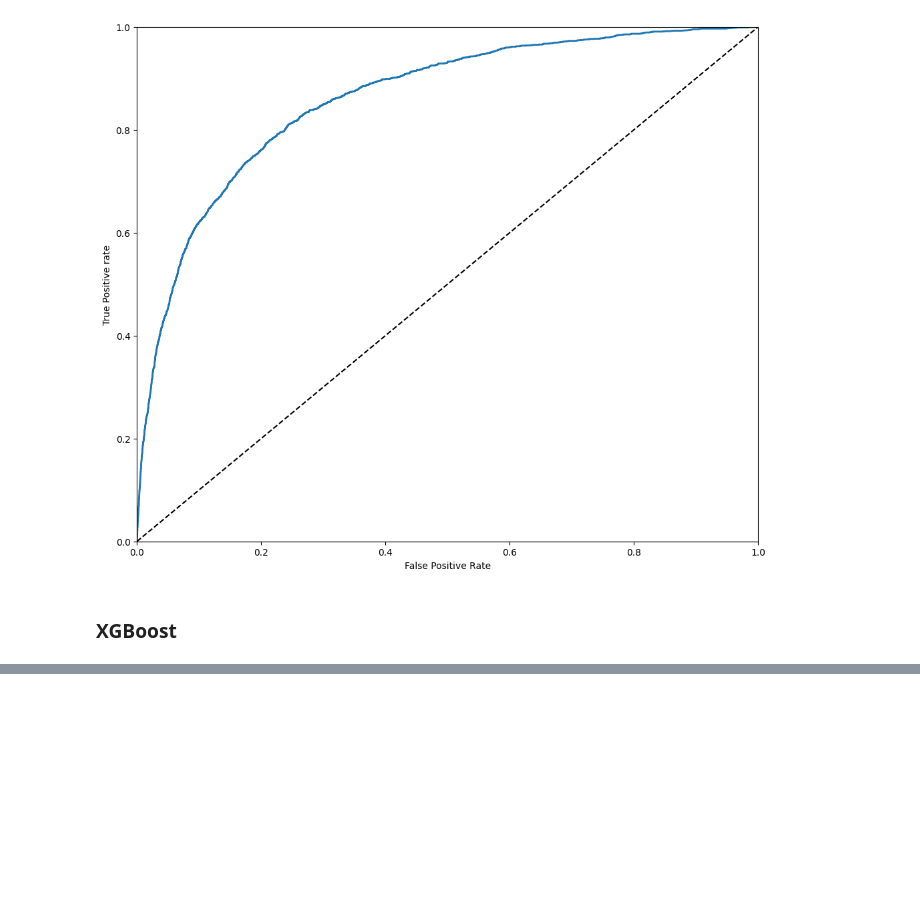
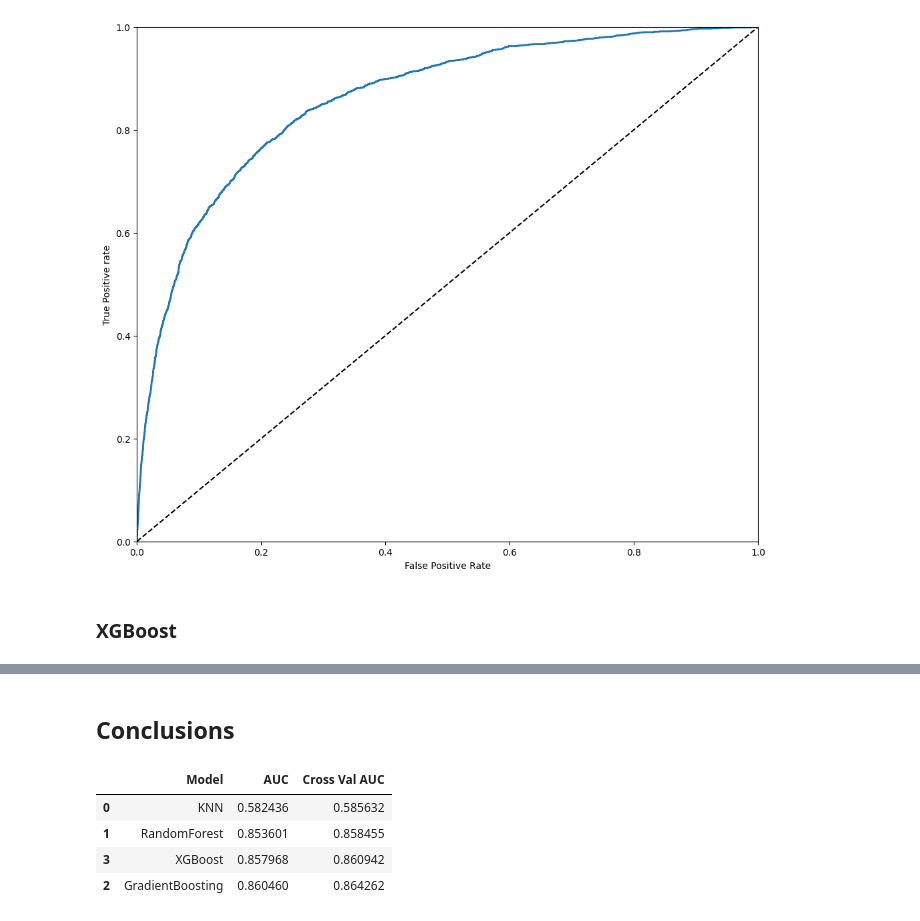
Before and after one commit to okim1227/Give-Me-Some-Credit, a Jupyter notebook: notebooks/p2_competition.ipynb, the cells around one changed output, grey strips where cells are left out. Saved outputs shown, nothing was run; the diff lists cells and outputs as text; code cells hidden in the pictures; blank space fills up the shorter version.

```diff
--- a/notebooks/p2_competition.ipynb
+++ b/notebooks/p2_competition.ipynb
@@ -272 +268,14 @@ XGBClassifier CV AUC Score : 0.8621137867082636
 [figure]
+# %% [markdown]
+<h2> Conclusions </h2>
+# %%
+models_compare = pd.DataFrame({'Model': ['KNN', 'RandomForest', 'GradientBoosting', 'XGBoost'],
+                        'AUC' : [knn_roc_auc, rfc_roc_auc, gbc_roc_auc, xgbc_roc_auc],
+                        'Cross Val AUC' : [knn_cv_roc_auc, rfc_cv_roc_auc, gbc_cv_roc_auc, xgbc_cv_roc_auc]})
+models_compare.sort_values(by='AUC', ascending=True)
+# %% [output]
+|  | Model | AUC | Cross Val AUC |
+| 0 | KNN | 0.582436 | 0.585632 |
+| 1 | RandomForest | 0.853601 | 0.858455 |
+| 3 | XGBoost | 0.857968 | 0.860942 |
+| 2 | GradientBoosting | 0.860460 | 0.864262 |
```
Also changed, not shown: parts of 14 cells of this notebook, 2 other files.
